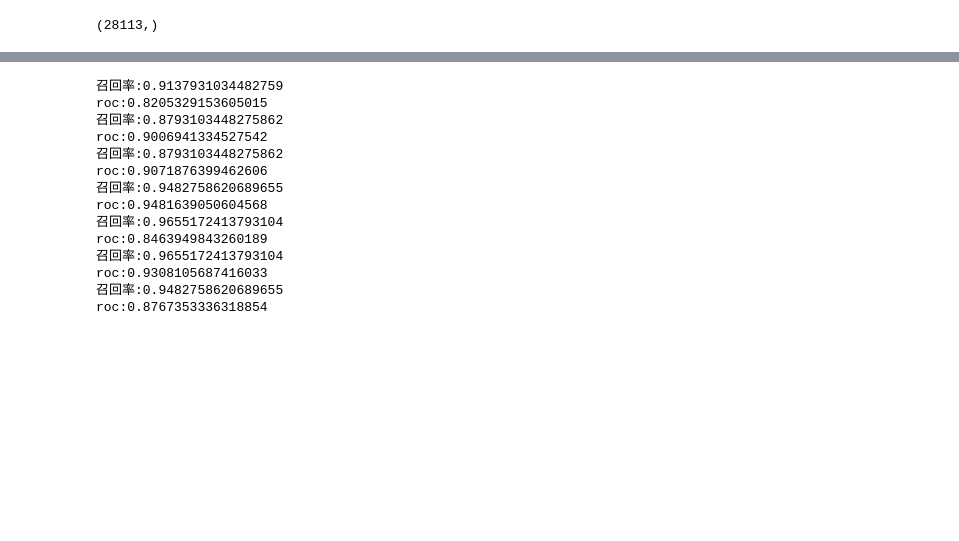
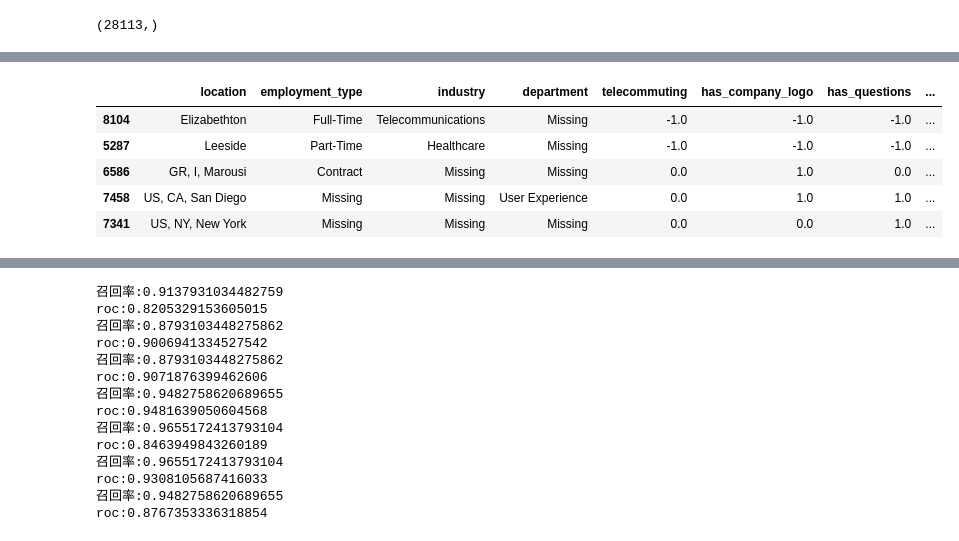
Before and after one commit to ZenCoder-art/ofd, a Jupyter notebook: backend/notebooks/model_analysis.ipynb, the cells around one changed output, grey strips where cells are left out. Saved outputs shown, nothing was run; the diff lists cells and outputs as text; code cells hidden in the pictures; blank space fills up the shorter version.

```diff
--- a/backend/notebooks/model_analysis.ipynb
+++ b/backend/notebooks/model_analysis.ipynb
@@ -65,3 +65,19 @@ en_inputs.sample(1)
 # %%
 for i in range(1, 9):
     globals()[f"m{i}"] = j.load(filename=f"../app/models/fusion-models/m{i}.joblib")
+# %%
+predictions = m8.predict(en_inputs)
+probabilities = m8.predict_proba(en_inputs)[:, 1]
+results = en_inputs.copy()
+results["true"] = en_target.values
+results["pred"] = predictions
+results["prob"] = probabilities
+correct = results[results["true"] == results["pred"]]
+correct.sample(n=5)
+# %% [output]
+|  | location | employment_type | industry | department | telecommuting | has_company_logo | has_questions | ... |
+| 8104 | Elizabethton | Full-Time | Telecommunications | Missing | -1.0 | -1.0 | -1.0 | ... |
+| 5287 | Leeside | Part-Time | Healthcare | Missing | -1.0 | -1.0 | -1.0 | ... |
+| 6586 | GR, I, Marousi | Contract | Missing | Missing | 0.0 | 1.0 | 0.0 | ... |
+| 7458 | US, CA, San Diego | Missing | Missing | User Experience | 0.0 | 1.0 | 1.0 | ... |
+| 7341 | US, NY, New York | Missing | Missing | Missing | 0.0 | 0.0 | 1.0 | ... |
```
Also changed, not shown: parts of 6 cells of this notebook, 4 other files.
